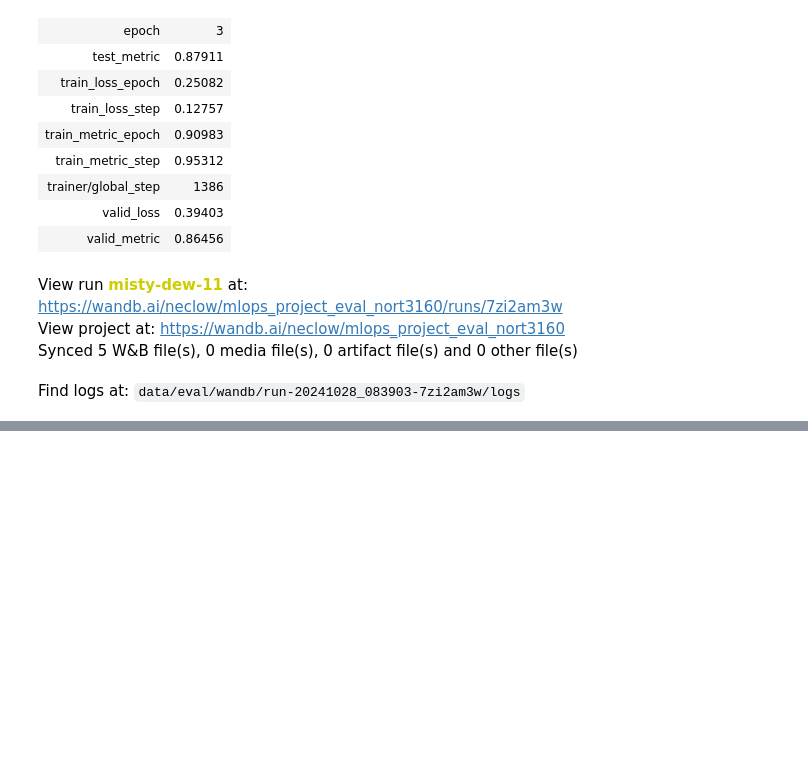
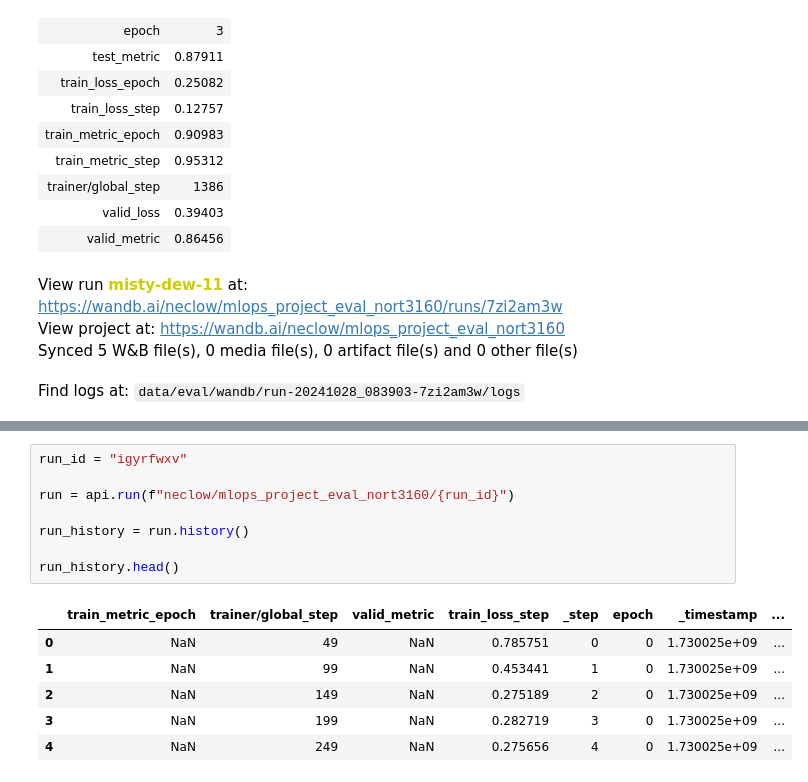
Before and after one commit to Neclow/mlops_project, a Jupyter notebook: notebooks/model_development.ipynb, the cells around one changed output, grey strips where cells are left out. Saved outputs shown, nothing was run; the diff lists cells and outputs as text; blank space fills up the shorter version.

```diff
--- a/notebooks/model_development.ipynb
+++ b/notebooks/model_development.ipynb
@@ -328,0 +413,15 @@ run = api.run()
+# %%
+run_id = "igyrfwxv"
+
+run = api.run(f"neclow/mlops_project_eval_nort3160/{run_id}")
+
+run_history = run.history()
+
+run_history.head()
+# %% [output]
+|  | train_metric_epoch | trainer/global_step | valid_metric | train_loss_step | _step | epoch | _timestamp | ... |
+| 0 | NaN | 49 | NaN | 0.785751 | 0 | 0 | 1.730025e+09 | ... |
+| 1 | NaN | 99 | NaN | 0.453441 | 1 | 0 | 1.730025e+09 | ... |
+| 2 | NaN | 149 | NaN | 0.275189 | 2 | 0 | 1.730025e+09 | ... |
+| 3 | NaN | 199 | NaN | 0.282719 | 3 | 0 | 1.730025e+09 | ... |
+| 4 | NaN | 249 | NaN | 0.275656 | 4 | 0 | 1.730025e+09 | ... |
```
Also changed, not shown: parts of 20 cells of this notebook, 7 other files.
